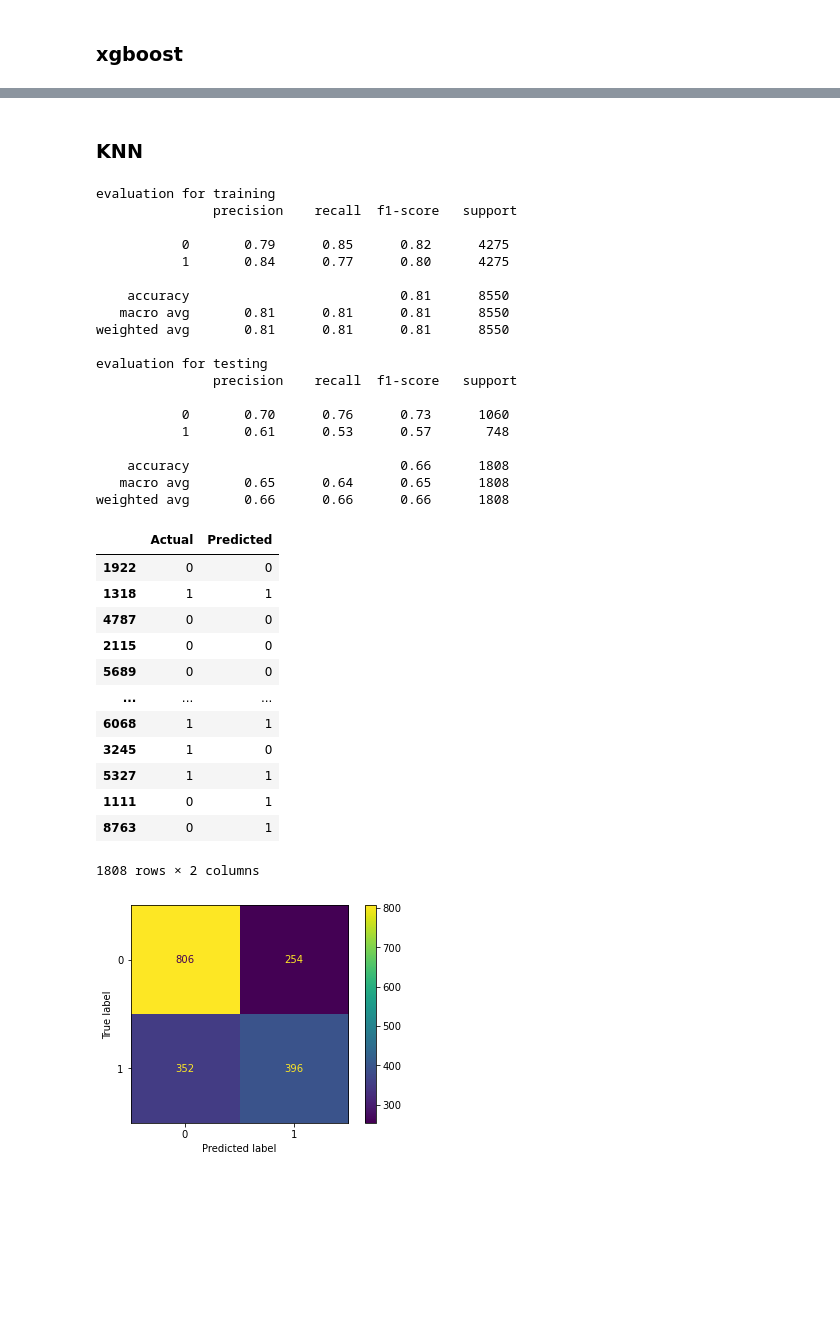
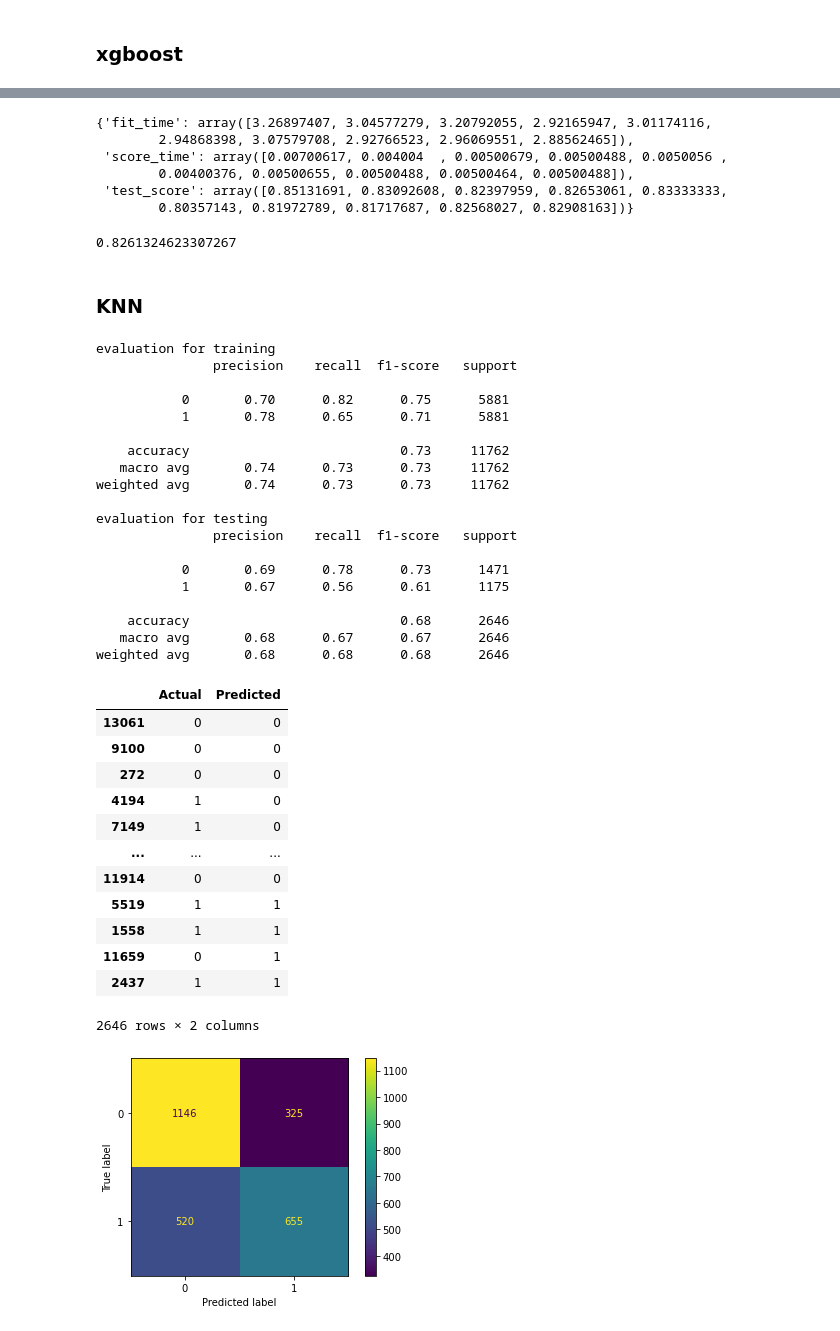
Before and after one commit to Yousef-Nasr/Zomato-Classification, a Jupyter notebook: notebooks/trainModelClassification.ipynb, the cells around one changed output, grey strips where cells are left out. Saved outputs shown, nothing was run; the diff lists cells and outputs as text; code cells hidden in the pictures; blank space fills up the shorter version.

```diff
--- a/notebooks/trainModelClassification.ipynb
+++ b/notebooks/trainModelClassification.ipynb
@@ -106,7 +109,7 @@ weighted avg       0.83      0.83      0.83      2646
 # %%
 from sklearn.ensemble import RandomForestClassifier
 #rf = RandomForestClassifier(max_depth=15, random_state=42, n_estimators=100,min_samples_leaf=4, min_samples_split=2, max_features='sqrt')
-rf = RandomForestClassifier( random_state=42, n_estimators=100, max_depth=25, min_samples_leaf=1, max_features='log2', bootstrap=True)
+rf = RandomForestClassifier( random_state=42, n_estimators=100, max_depth=25, min_samples_leaf=1)
 #rf = RandomForestClassifier()
 rf.fit(x_train_scaled,y_train)
 y_pred_rf = rf.predict(x_test_scaled)
@@ -167,8 +170,8 @@ scores['test_score'].mean()
 ### xgboost
 # %%
 from xgboost import XGBClassifier
-xgb = XGBClassifier(gamma=0.2, learning_rate=0.1, max_depth=40, n_estimators=50, reg_alpha=3, reg_lambda=0.5, subsample = 0.8, n_jobs=-1)
-#xgb = XGBClassifier(n_jobs=-1)
+#xgb = XGBClassifier(gamma=2, learning_rate=0.1, max_depth=40, n_estimators=50, reg_alpha=3, reg_lambda=0.5, subsample = 0.6, n_jobs=-1)
+xgb = XGBClassifier(n_jobs=-1, gamma=1, subsample = 0.4)
 xgb.fit(x_train_scaled,y_train)
 y_pred_xgb = xgb.predict(x_test_scaled)
 print(classification_report(y_train, xgb.predict(x_train_scaled)))
@@ -227,12 +230,10 @@ scores['test_score'].mean()
 # %%
 from sklearn.model_selection import GridSearchCV
 param_grid = {
-    'learning_rate': [0.001, 0.01, 0.1],
-    'gamma': [0, 0.1, 0.2],
-    'max_depth': [3, 5, 7],
-    'n_estimators': [50, 100, 200],
+    'max_depth': [20, 25, 30, 35, 40, 45, 50],
+    'gamma': [1, 1.5, 2, 3],
     'subsample': [0.4, 0.6, 0.8],
-    'reg_alpha': [0, 0.1, 1],
+    'reg_alpha': [1, 2, 3],
     'reg_lambda': [0.1, 0.5, 1],
 }
 grid_search = GridSearchCV(xgb,param_grid=param_grid,cv=3, n_jobs=-1, verbose=3)
@@ -306,5 +271,5 @@ final_xgb_model.get_params()
 # %%
-xgb2 = XGBClassifier(**final_xgb_model.get_params())
+xgb2 = XGBClassifier(gamma=5, learning_rate=0.1, max_depth=40, n_estimators=50, reg_alpha=2, subsample = 0.8, n_jobs=-1)
 xgb2.fit(x_train_scaled,y_train)
 y_pred_xgb2 = xgb2.predict(x_test_scaled)
 print(classification_report(y_train, xgb2.predict(x_train_scaled)))
@@ -347,46 +312,62 @@ weighted avg       0.85      0.85      0.85      2646
+# %%
+from sklearn.model_selection import KFold,cross_validate
+kfold = KFold(n_splits=10)
+scores = cross_validate(xgb2,x_train_scaled,y_train,cv=kfold)
+scores
+# %% [output]
+{'fit_time': array([3.26897407, 3.04577279, 3.20792055, 2.92165947, 3.01174116,
+        2.94868398, 3.07579708, 2.92766523, 2.96069551, 2.88562465]),
+ 'score_time': array([0.00700617, 0.004004  , 0.00500679, 0.00500488, 0.0050056 ,
+        0.00400376, 0.00500655, 0.00500488, 0.00500464, 0.00500488]),
+ 'test_score': array([0.85131691, 0.83092608, 0.82397959, 0.82653061, 0.83333333,
+        0.80357143, 0.81972789, 0.81717687, 0.82568027, 0.82908163])}
+# %%
+scores['test_score'].mean()
+# %% [output]
+0.8261324623307267
 # %% [markdown]
 ### KNN
 # %%
 from sklearn.neighbors import KNeighborsClassifier
-knn = KNeighborsClassifier(n_neighbors=5)
+knn = KNeighborsClassifier(n_neighbors=30)
 knn.fit(x_train_scaled,y_train)
 y_pred_knn = knn.predict(x_test_scaled)
 print('evaluation for training \n',classification_report(y_train,knn.predict(x_train_scaled)))
 print('evaluation for testing \n',classification_report(y_test,y_pred_knn))
 plot_confusion_matrix(knn, x_test_scaled, y_test)
 knn_dataframe = pd.DataFrame({'Actual': y_test, 'Predicted': y_pred_knn})
 knn_dataframe
 # %% [output]
 evaluation for training
                precision    recall  f1-score   support
 
-           0       0.79      0.85      0.82      4275
-           1       0.84      0.77      0.80      4275
+           0       0.70      0.82      0.75      5881
+           1       0.78      0.65      0.71      5881
 
-    accuracy                           0.81      8550
-   macro avg       0.81      0.81      0.81      8550
-weighted avg       0.81      0.81      0.81      8550
+    accuracy                           0.73     11762
+   macro avg       0.74      0.73      0.73     11762
+weighted avg       0.74      0.73      0.73     11762
 
 evaluation for testing
                precision    recall  f1-score   support
 
-           0       0.70      0.76      0.73      1060
-           1       0.61      0.53      0.57       748
+           0       0.69      0.78      0.73      1471
+           1       0.67      0.56      0.61      1175
 
-    accuracy                           0.66      1808
-   macro avg       0.65      0.64      0.65      1808
-weighted avg       0.66      0.66      0.66      1808
+    accuracy                           0.68      2646
+   macro avg       0.68      0.67      0.67      2646
+weighted avg       0.68      0.68      0.68      2646
 |  | Actual | Predicted |
-| 1922 | 0 | 0 |
-| 1318 | 1 | 1 |
-| 4787 | 0 | 0 |
-| 2115 | 0 | 0 |
-| 5689 | 0 | 0 |
+| 13061 | 0 | 0 |
+| 9100 | 0 | 0 |
+| 272 | 0 | 0 |
+| 4194 | 1 | 0 |
+| 7149 | 1 | 0 |
 | ... | ... | ... |
-| 6068 | 1 | 1 |
-| 3245 | 1 | 0 |
-| 5327 | 1 | 1 |
-| 1111 | 0 | 1 |
-| 8763 | 0 | 1 |
+| 11914 | 0 | 0 |
+| 5519 | 1 | 1 |
+| 1558 | 1 | 1 |
+| 11659 | 0 | 1 |
+| 2437 | 1 | 1 |
-1808 rows × 2 columns
+2646 rows × 2 columns
-[figure, old version]
+[figure, new version]
```
Also changed, not shown: parts of 15 cells of this notebook, 3 other files.
